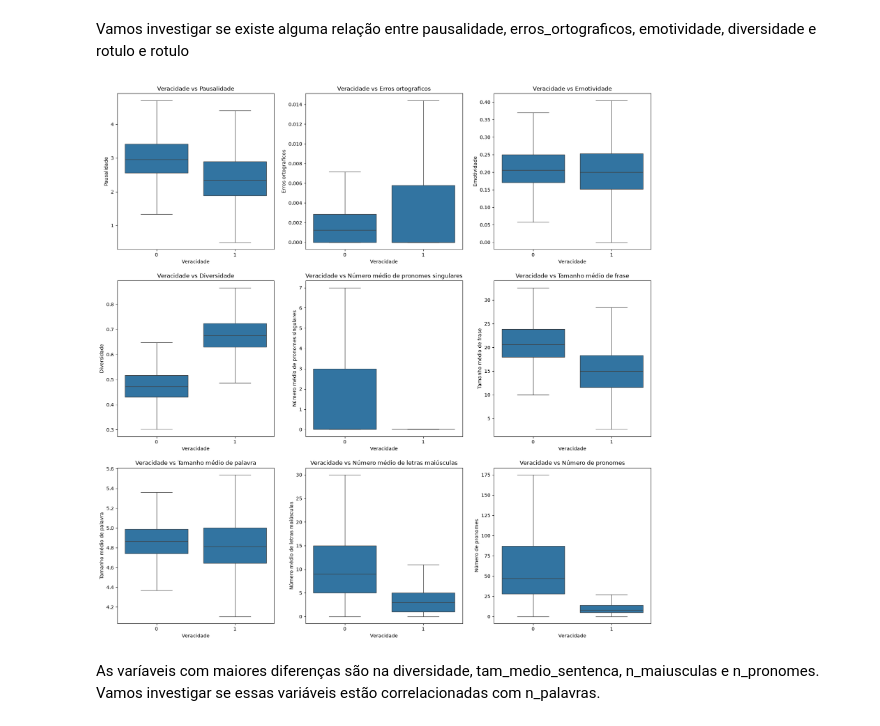
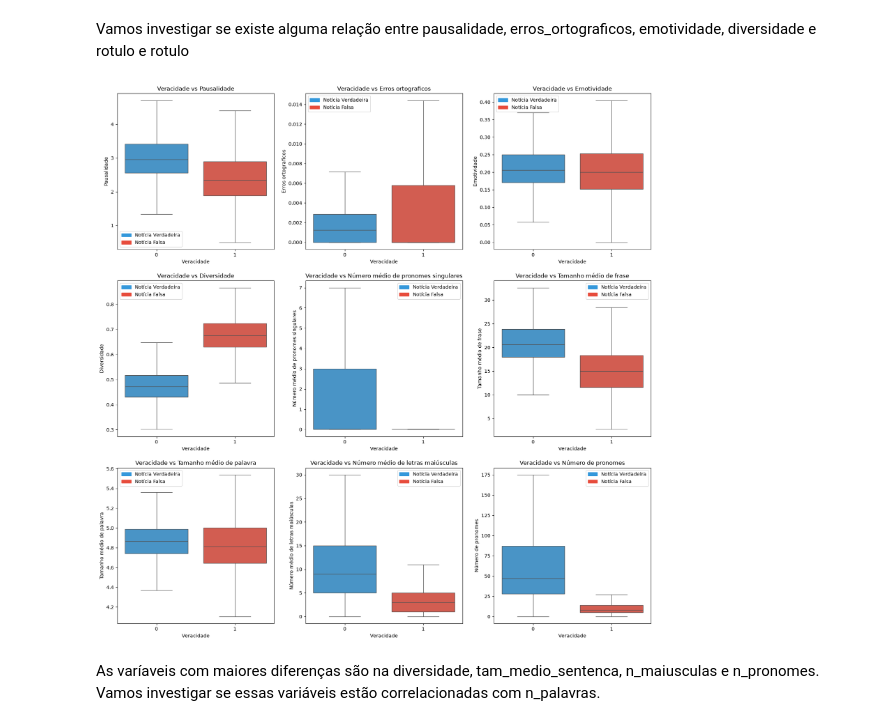
Before and after one commit to teto1034/fake-news-classifier, a Jupyter notebook: notebooks/02_analise_exploratoria_de_dados.ipynb, the cells around one changed output. Saved outputs shown, nothing was run; the diff lists cells and outputs as text; code cells hidden in the pictures.

```diff
--- a/notebooks/02_analise_exploratoria_de_dados.ipynb
+++ b/notebooks/02_analise_exploratoria_de_dados.ipynb
@@ -81,30 +81,31 @@ Vamos investigar se existe alguma relação entre pausalidade, erros_ortografico
 # %%
 columns = ["pausalidade", "erros_ortograficos", "emotividade", "diversidade", "n_pron_sing_1_2", "tam_medio_sentenca", "tam_medio_palavra", "n_maiusculas", "n_pronomes"]
 
 # Só para deixar o título mais bonito
 columns_mapping = {
     "pausalidade": "Pausalidade",
     "erros_ortograficos": "Erros ortograficos",
     "emotividade": "Emotividade",
     "diversidade": "Diversidade",
     "n_pron_sing_1_2": "Número médio de pronomes singulares",
     "tam_medio_sentenca": "Tamanho médio de frase",
     "tam_medio_palavra": "Tamanho médio de palavra",
     "n_maiusculas": "Número médio de letras maiúsculas",
     "n_pronomes": "Número de pronomes",
 }
 
 plt.figure(figsize=(20, 20))
 for i, column in enumerate(columns):
     plt.subplot(330 + i + 1)
-    sns.boxplot(data=df, x="rotulo", y=column, showfliers=False)
+    ax = sns.boxplot(data=df, x="rotulo", y=column, hue="rotulo", palette=palette, showfliers=False)
     plt.title(f"Veracidade vs {columns_mapping[column]}")
     plt.xlabel("Veracidade")
     plt.ylabel(columns_mapping[column])
+    ax.legend(handles=custom_handles, frameon=True)
 
 plt.show()
 # %% [output]
-[figure, old version]
+[figure, new version]
 # %% [markdown]
 As varíaveis com maiores diferenças são na diversidade, tam_medio_sentenca, n_maiusculas e n_pronomes. Vamos investigar se essas variáveis estão correlacionadas com n_palavras.
 # %%
```
Also changed, not shown: parts of 10 cells of this notebook.
